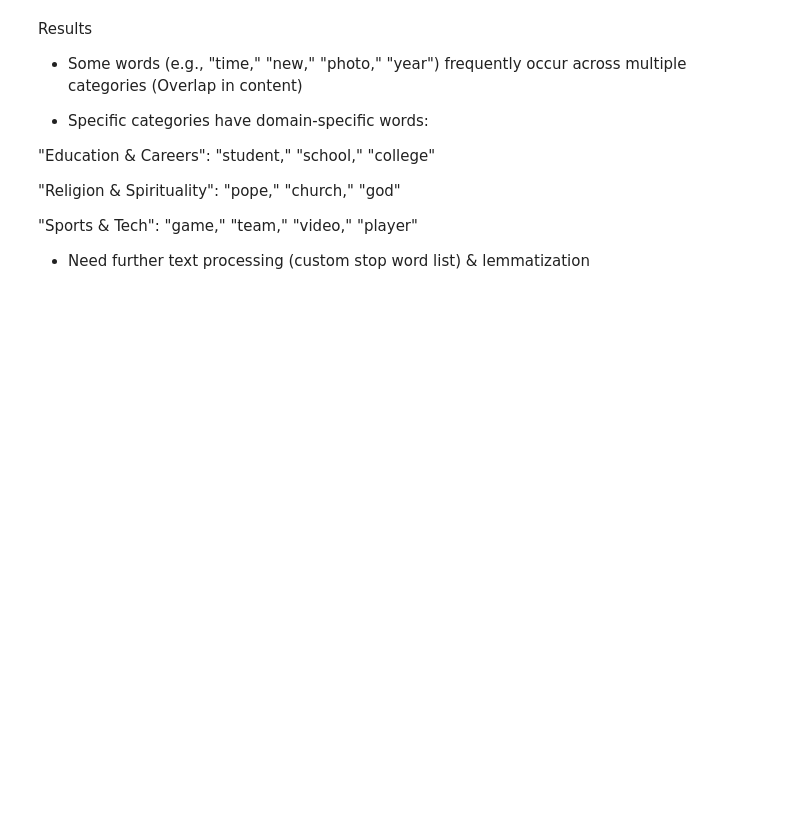
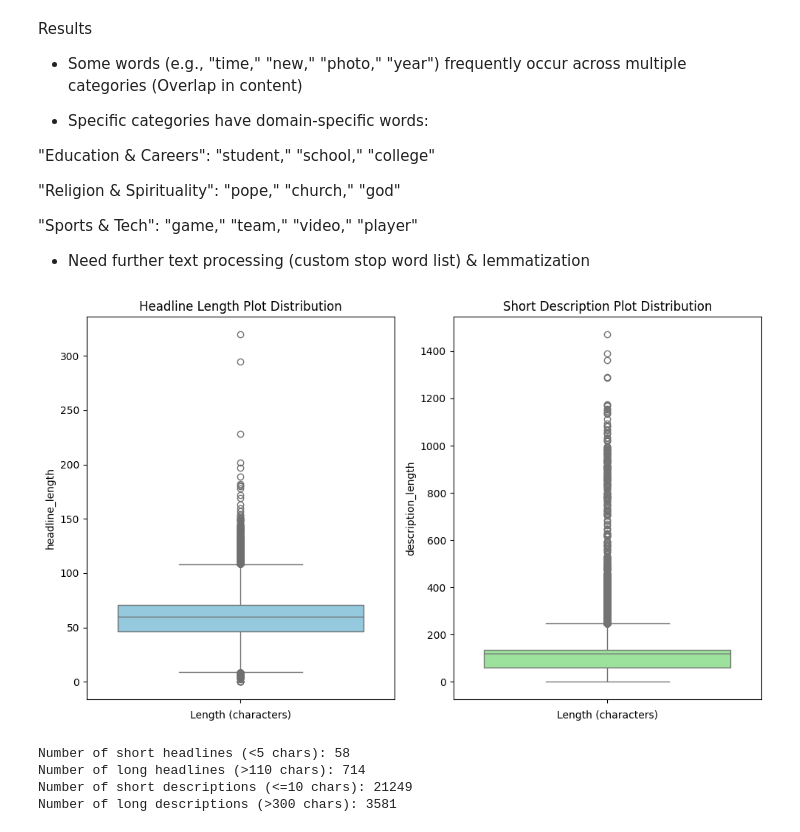
Before and after one commit to YPolina/News, a Jupyter notebook: EDA.ipynb, the cells around one changed output. Cells and saved outputs as stored; diff of their text form; code cells hidden in the pictures; blank space fills up the shorter version.

```diff
--- a/EDA.ipynb
+++ b/EDA.ipynb
@@ -139,3 +139,11 @@ Results
 "Sports & Tech": "game," "team," "video," "player"
 
 - Need further text processing (custom stop word list) & lemmatization
+# %%
+short_headlines, long_headlines, short_descriptions, long_descriptions = eda.analyze_length_outliers()
+# %% [output]
+[figure, added]
+Number of short headlines (<5 chars): 58
+Number of long headlines (>110 chars): 714
+Number of short descriptions (<=10 chars): 21249
+Number of long descriptions (>300 chars): 3581
```
Also changed, not shown: parts of 7 cells of this notebook, 1 other file.
